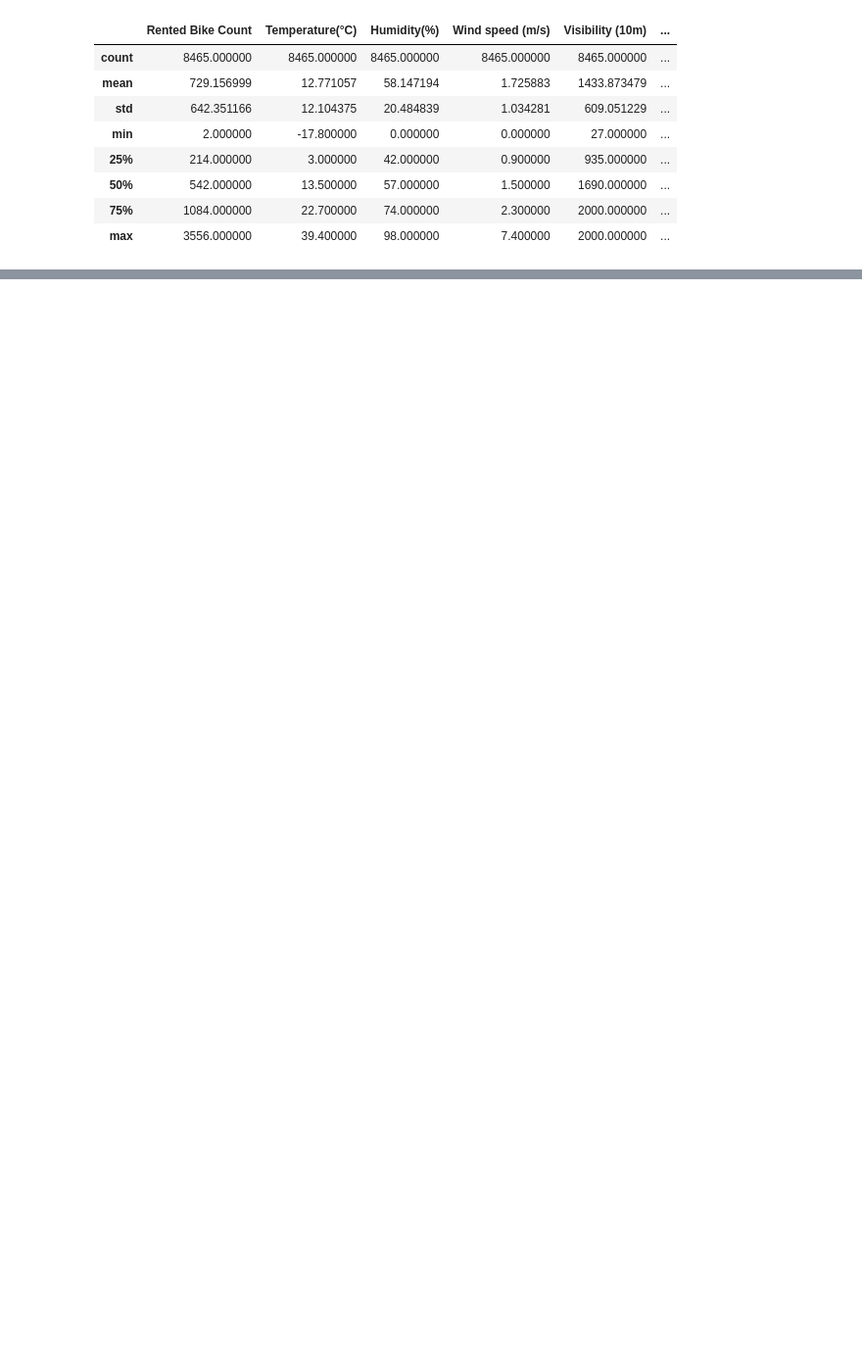
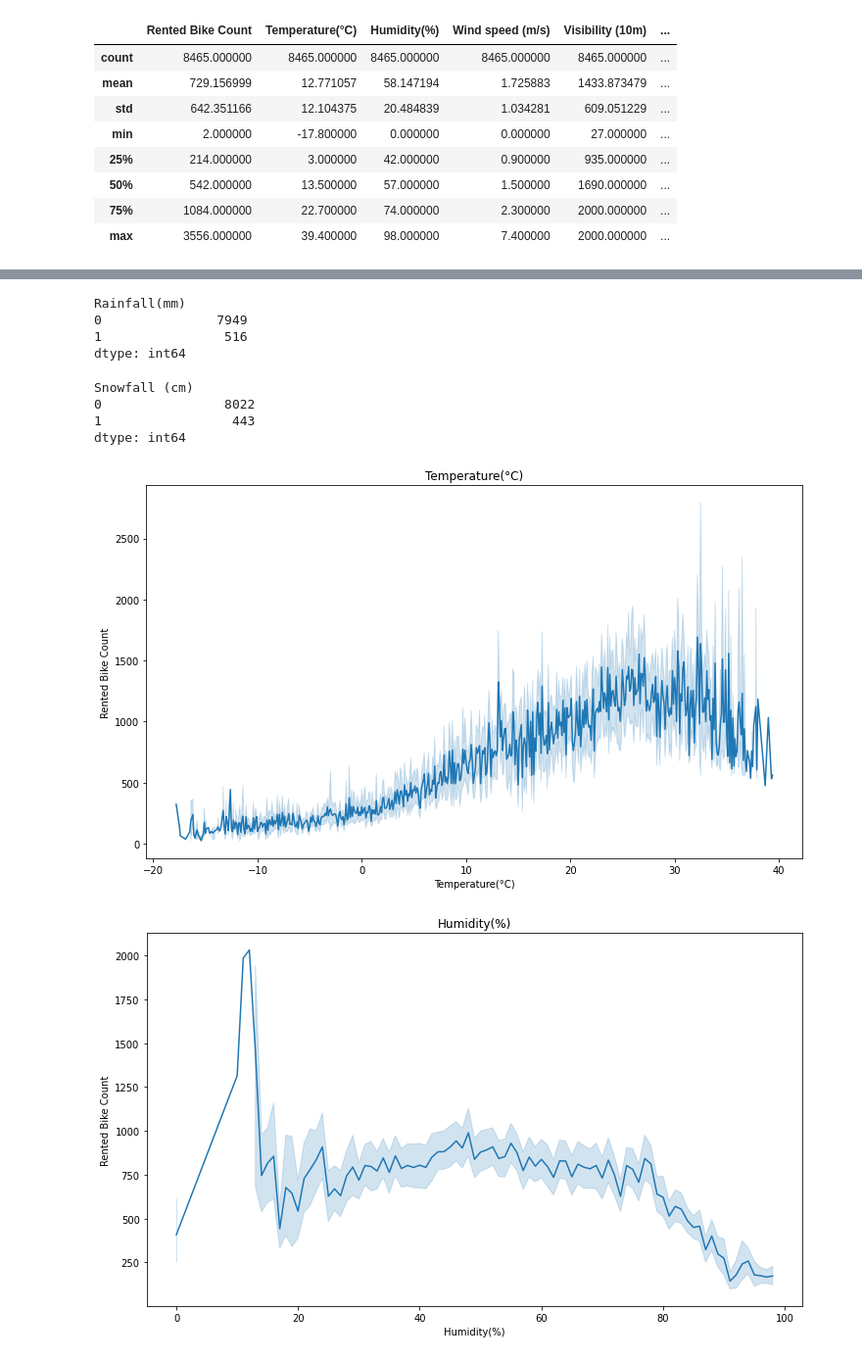
Before and after one commit to Sourabhpatel1/Capstone-Project-Regression, a Jupyter notebook: Capstone_Project_II,_Regression.ipynb, the cells around one changed output, grey strips where cells are left out. Shown at 98% size. Drawn from its saved outputs; the diff is of its cells as text; code cells hidden in the pictures; blank space fills up the shorter version.

```diff
--- a/Capstone_Project_II,_Regression.ipynb
+++ b/Capstone_Project_II,_Regression.ipynb
@@ -222,0 +281,47 @@ numerical_data.describe()
+# %%
+# Removing Rainfall and Snowfall from numerical_data and ading it to the categorical columns.
+# Adding Rainfall and Snowfall to the categorical features.
+
+categorical_data["Rainfall(mm)"] = numerical_data["Rainfall(mm)"]
+categorical_data["Snowfall (cm)"] = numerical_data["Snowfall (cm)"]
+
+# Removing Snowfall and Rainfall from numerical features.
+
+numerical_data.drop(columns=["Rainfall(mm)", "Snowfall (cm)"], axis=1, inplace=True)
+
+# Binary Encoding Rainfall and Snowfall in original Dataset and in Categorical features
+
+data["Rainfall(mm)"] = data["Rainfall(mm)"].apply(lambda x : 1 if x > 0 else 0)
+data["Snowfall (cm)"] = data["Snowfall (cm)"].apply(lambda x : 1 if x > 0 else 0 )
+
+# Encoding in categorical features
+
+categorical_data["Rainfall(mm)"] = categorical_data["Rainfall(mm)"].apply(lambda x : 1 if x > 0 else 0)
+categorical_data["Snowfall (cm)"] = categorical_data["Snowfall (cm)"].apply(lambda x : 1 if x > 0 else 0 )
+# %%
+# Checking the encoded columns
+
+categorical_data[["Rainfall(mm)"]].value_counts()
+# %% [output]
+Rainfall(mm)
+0               7949
+1                516
+dtype: int64
+# %%
+categorical_data[["Snowfall (cm)"]].value_counts()
+# %% [output]
+Snowfall (cm)
+0                8022
+1                 443
+dtype: int64
+# %%
+# Checking relationship of numerical features with the Rented Bike Count
+
+for col in [col for col in numerical_data.columns if col != "Rented Bike Count"]:
+  fig = plt.figure()
+  ax = fig.gca()
+  sns.lineplot(numerical_data[col], numerical_data["Rented Bike Count"])
+  ax.set_title(col)
+# %% [output]
+[figure, added]
+[figure, added]
```
Also changed, not shown: parts of 42 cells of this notebook.
